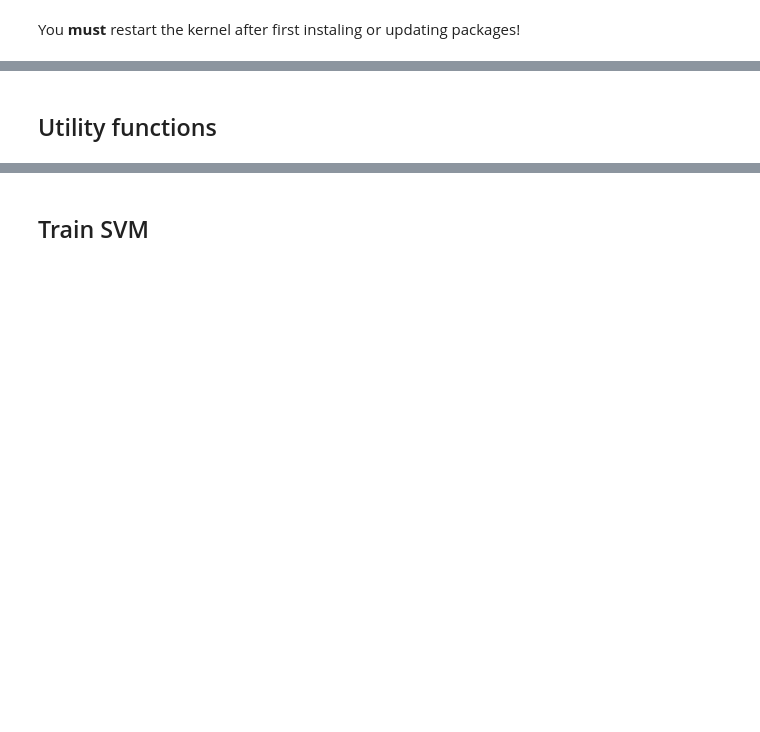
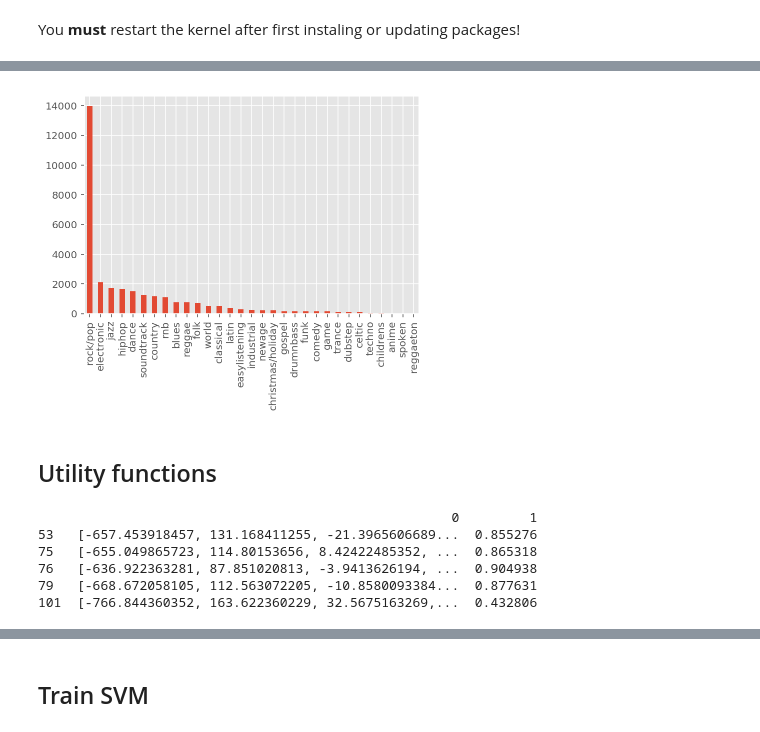
Before and after one commit to RyuuTDF/AcousticBrainz, a Jupyter notebook: SVM.ipynb, the cells around one changed output, grey strips where cells are left out. Cells and saved outputs as stored; diff of their text form; code cells hidden in the pictures; blank space fills up the shorter version.

```diff
--- a/SVM.ipynb
+++ b/SVM.ipynb
@@ -49,3 +96,13 @@ if settings['very_few']:
+# %%
+import numpy as np
+import pandas as pd
+import matplotlib.pyplot as plt
+
+groundtruth.genre1.value_counts().plot(kind='bar')
+plt.show()
+ #show power distribution
+# %% [output]
+[figure, added]
 # %% [markdown]
 ## Utility functions
 # %%
@@ -63,12 +120,13 @@ def pettyPrintJSON(object_to_print):
 
 
 def getOnlyUsedFeatures(recordingmbid):
-    print recordingmbid
+
     all_features = loadFeatures(recordingmbid)
 
     used_features = [
-        'lowlevel.mfcc.mean'
-    ]
+        'lowlevel.mfcc.mean',
+        'lowlevel.average_loudness']
+        #'lowlevel.spectral_energy.mean']
 
     result_features = []
 
@@ -78,6 +136,7 @@ def getOnlyUsedFeatures(recordingmbid):
         for k in feature_name.split('.'):
             reduced_features = reduced_features[k]
 
+        reduced_features = [reduced_features]
         result_features.extend(reduced_features)
 
     return pd.Series(result_features)
@@ -86,3 +145,10 @@ def getOnlyUsedFeatures(recordingmbid):
 training_data = groundtruth['recordingmbid'].apply(getOnlyUsedFeatures)
 
 print training_data.head()
+# %% [output]
+                                                     0         1
+53   [-657.453918457, 131.168411255, -21.3965606689...  0.855276
+75   [-655.049865723, 114.80153656, 8.42422485352, ...  0.865318
+76   [-636.922363281, 87.851020813, -3.9413626194, ...  0.904938
+79   [-668.672058105, 112.563072205, -10.8580093384...  0.877631
+101  [-766.844360352, 163.622360229, 32.5675163269,...  0.432806
```
Also changed, not shown: parts of 8 cells of this notebook.
